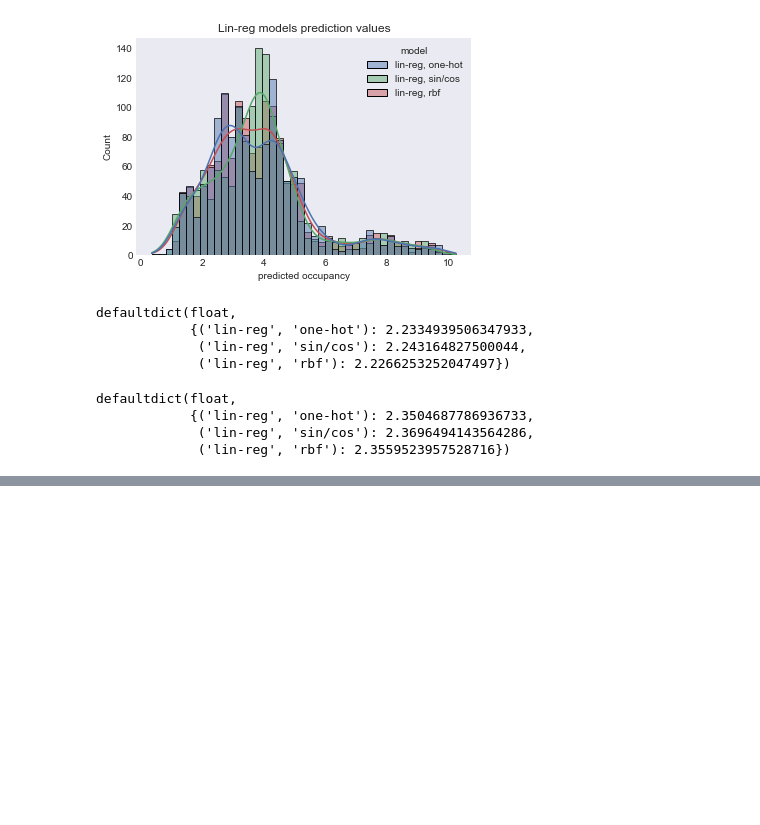
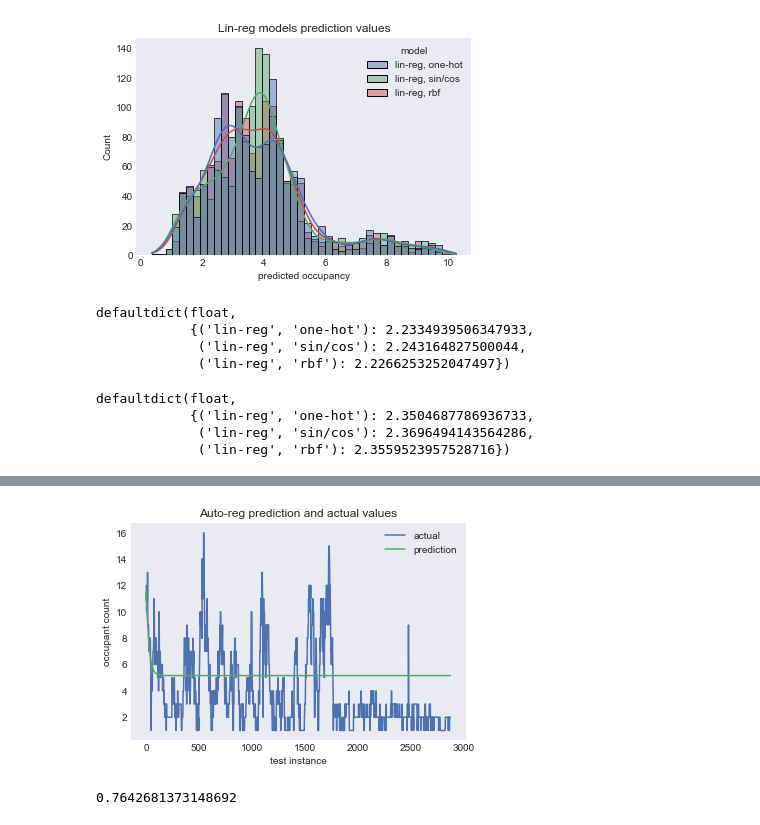
Before and after one commit to pndang/CSE158, a Jupyter notebook: assignment2/predictive_analysis.ipynb, the cells around one changed output, grey strips where cells are left out. Cells and saved outputs as stored; diff of their text form; code cells hidden in the pictures; blank space fills up the shorter version.

```diff
--- a/assignment2/predictive_analysis.ipynb
+++ b/assignment2/predictive_analysis.ipynb
@@ -253,0 +403,19 @@ defaultdict(float,
+# %%
+# Make predictions and get RMSE
+
+preds = []
+
+# last train input
+lastX = torch.from_numpy(np.array(XTrain[-1]).astype(np.float32))
+
+while len(preds) < len(yTest):
+    input_ = lastX.view(1, -1)
+    pred = agModel(input_)
+
+    preds.append(pred[0,0].item())
+
+    # next input
+    lastX = torch.cat((lastX[1:], pred[0]))
+# %%
+y_test = np.array(yTest).reshape(1, -1)[0]
+agRMSE = RMSE(y_test, preds)
@@ -253,0 +426,11 @@ defaultdict(float,
+# %%
+# Plot actual and predicted values
+
+plt.plot(y_test, label='actual')
+plt.plot(preds, label='prediction')
+plt.title('Auto-reg prediction and actual values')
+plt.ylabel('occupant count')
+plt.xlabel('test instance')
+plt.legend();
+# %% [output]
+[figure, added]
@@ -253,0 +448,5 @@ defaultdict(float,
+# %%
+y_test = np.array(yTest).reshape(1, -1)[0]
+RMSE(y_test, preds_)
+# %% [output]
+0.7642681373148692
```
Also changed, not shown: parts of 19 cells of this notebook, 2 other files.
